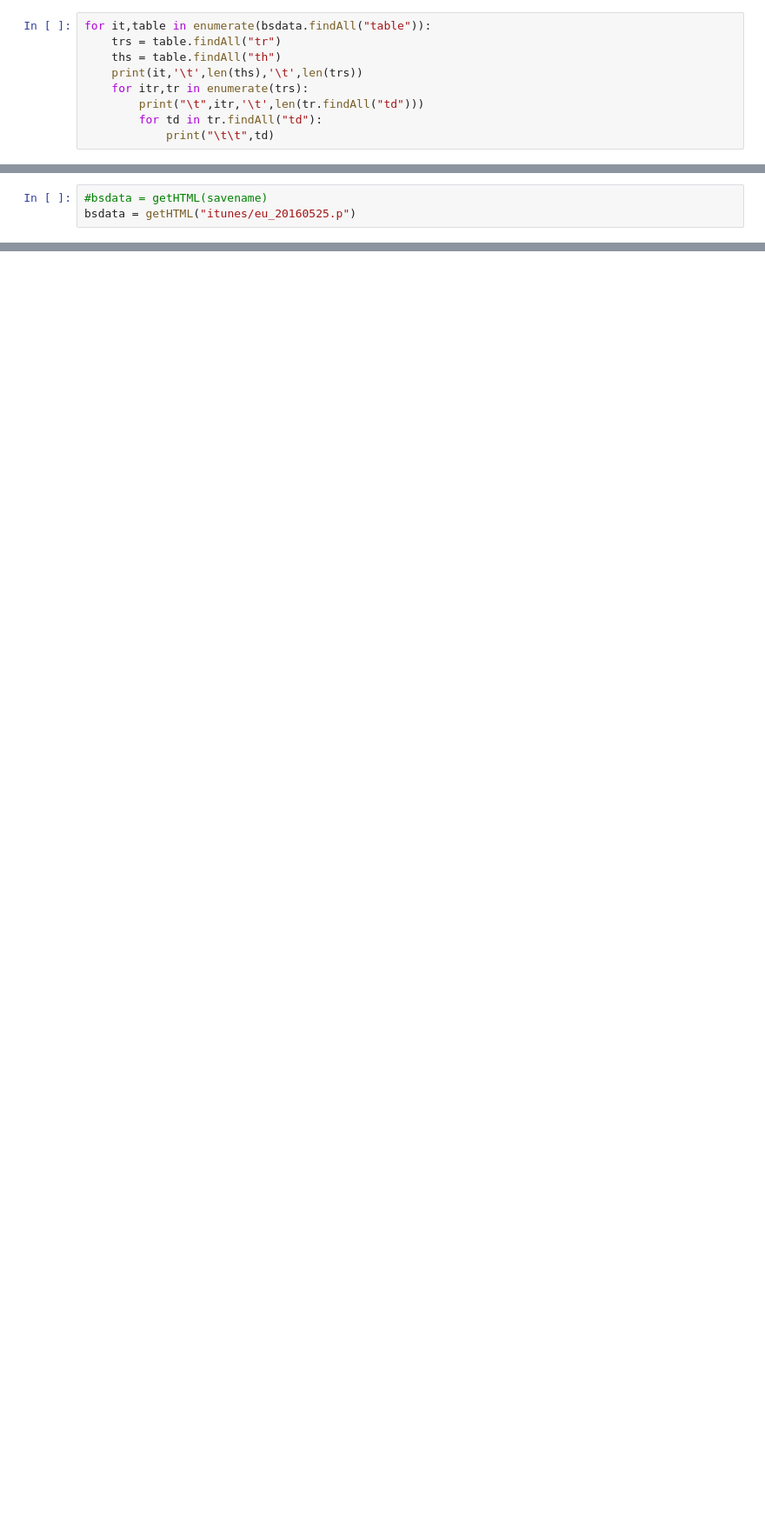
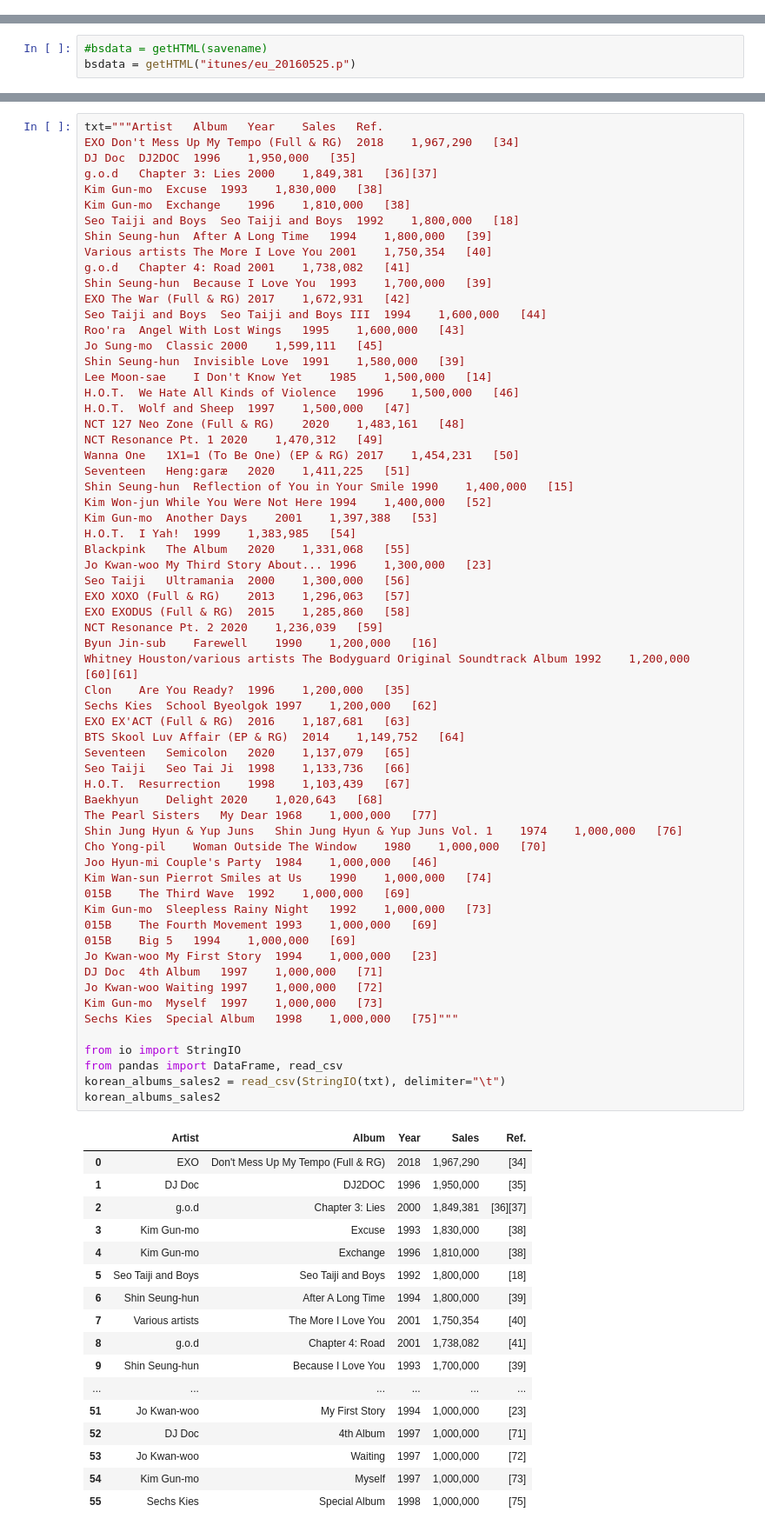
Before and after one commit to tgadf/charts, a Jupyter notebook: iTunes.ipynb, the cells around one changed output, grey strips where cells are left out. Shown at 87% size. Drawn from its saved outputs; the diff is of its cells as text; blank space fills up the shorter version.

```diff
--- a/iTunes.ipynb
+++ b/iTunes.ipynb
@@ -450,9 +249,0 @@ data["TitleAlbum"][0]
-# %%
-for it,table in enumerate(bsdata.findAll("table")):
-    trs = table.findAll("tr")
-    ths = table.findAll("th")
-    print(it,'\t',len(ths),'\t',len(trs))
-    for itr,tr in enumerate(trs):
-        print("\t",itr,'\t',len(tr.findAll("td")))
-        for td in tr.findAll("td"):
-            print("\t\t",td)
@@ -488,0 +895,81 @@ chartData
+# %%
+txt="""Artist	Album	Year	Sales	Ref.
+EXO	Don't Mess Up My Tempo (Full & RG)	2018	1,967,290	[34]
+DJ Doc	DJ2DOC	1996	1,950,000	[35]
+g.o.d	Chapter 3: Lies	2000	1,849,381	[36][37]
+Kim Gun-mo	Excuse	1993	1,830,000	[38]
+Kim Gun-mo	Exchange	1996	1,810,000	[38]
+Seo Taiji and Boys	Seo Taiji and Boys	1992	1,800,000	[18]
+Shin Seung-hun	After A Long Time	1994	1,800,000	[39]
+Various artists	The More I Love You	2001	1,750,354	[40]
+g.o.d	Chapter 4: Road	2001	1,738,082	[41]
+Shin Seung-hun	Because I Love You	1993	1,700,000	[39]
+EXO	The War (Full & RG)	2017	1,672,931	[42]
+Seo Taiji and Boys	Seo Taiji and Boys III	1994	1,600,000	[44]
+Roo'ra	Angel With Lost Wings	1995	1,600,000	[43]
+Jo Sung-mo	Classic	2000	1,599,111	[45]
+Shin Seung-hun	Invisible Love	1991	1,580,000	[39]
+Lee Moon-sae	I Don't Know Yet	1985	1,500,000	[14]
+H.O.T.	We Hate All Kinds of Violence	1996	1,500,000	[46]
+H.O.T.	Wolf and Sheep	1997	1,500,000	[47]
+NCT 127	Neo Zone (Full & RG)	2020	1,483,161	[48]
+NCT	Resonance Pt. 1	2020	1,470,312	[49]
+Wanna One	1X1=1 (To Be One) (EP & RG)	2017	1,454,231	[50]
+Seventeen	Heng:garæ	2020	1,411,225	[51]
+Shin Seung-hun	Reflection of You in Your Smile	1990	1,400,000	[15]
+Kim Won-jun	While You Were Not Here	1994	1,400,000	[52]
+Kim Gun-mo	Another Days	2001	1,397,388	[53]
+H.O.T.	I Yah!	1999	1,383,985	[54]
+Blackpink	The Album	2020	1,331,068	[55]
+Jo Kwan-woo	My Third Story About...	1996	1,300,000	[23]
+Seo Taiji	Ultramania	2000	1,300,000	[56]
+EXO	XOXO (Full & RG)	2013	1,296,063	[57]
+EXO	EXODUS (Full & RG)	2015	1,285,860	[58]
+NCT	Resonance Pt. 2	2020	1,236,039	[59]
+Byun Jin-sub	Farewell	1990	1,200,000	[16]
+Whitney Houston/various artists	The Bodyguard Original Soundtrack Album	1992	1,200,000	[60][61]
+Clon	Are You Ready?	1996	1,200,000	[35]
+Sechs Kies	School Byeolgok	1997	1,200,000	[62]
+EXO	EX'ACT (Full & RG)	2016	1,187,681	[63]
+BTS	Skool Luv Affair (EP & RG)	2014	1,149,752	[64]
+Seventeen	Semicolon	2020	1,137,079	[65]
+Seo Taiji	Seo Tai Ji	1998	1,133,736	[66]
+H.O.T.	Resurrection	1998	1,103,439	[67]
+Baekhyun	Delight	2020	1,020,643	[68]
+The Pearl Sisters	My Dear	1968	1,000,000	[77]
+Shin Jung Hyun & Yup Juns	Shin Jung Hyun & Yup Juns Vol. 1	1974	1,000,000	[76]
+Cho Yong-pil	Woman Outside The Window	1980	1,000,000	[70]
+Joo Hyun-mi	Couple's Party	1984	1,000,000	[46]
+Kim Wan-sun	Pierrot Smiles at Us	1990	1,000,000	[74]
+015B	The Third Wave	1992	1,000,000	[69]
+Kim Gun-mo	Sleepless Rainy Night	1992	1,000,000	[73]
+015B	The Fourth Movement	1993	1,000,000	[69]
+015B	Big 5	1994	1,000,000	[69]
+Jo Kwan-woo	My First Story	1994	1,000,000	[23]
+DJ Doc	4th Album	1997	1,000,000	[71]
+Jo Kwan-woo	Waiting	1997	1,000,000	[72]
+Kim Gun-mo	Myself	1997	1,000,000	[73]
+Sechs Kies	Special Album	1998	1,000,000	[75]"""
+
+from io import StringIO
+from pandas import DataFrame, read_csv
+korean_albums_sales2 = read_csv(StringIO(txt), delimiter="\t")
+korean_albums_sales2
+# %% [output]
+|  | Artist | Album | Year | Sales | Ref. |
+| 0 | EXO | Don't Mess Up My Tempo (Full & RG) | 2018 | 1,967,290 | [34] |
+| 1 | DJ Doc | DJ2DOC | 1996 | 1,950,000 | [35] |
+| 2 | g.o.d | Chapter 3: Lies | 2000 | 1,849,381 | [36][37] |
+| 3 | Kim Gun-mo | Excuse | 1993 | 1,830,000 | [38] |
+| 4 | Kim Gun-mo | Exchange | 1996 | 1,810,000 | [38] |
+| 5 | Seo Taiji and Boys | Seo Taiji and Boys | 1992 | 1,800,000 | [18] |
+| 6 | Shin Seung-hun | After A Long Time | 1994 | 1,800,000 | [39] |
+| 7 | Various artists | The More I Love You | 2001 | 1,750,354 | [40] |
+| 8 | g.o.d | Chapter 4: Road | 2001 | 1,738,082 | [41] |
+| 9 | Shin Seung-hun | Because I Love You | 1993 | 1,700,000 | [39] |
+| ... | ... | ... | ... | ... | ... |
+| 51 | Jo Kwan-woo | My First Story | 1994 | 1,000,000 | [23] |
+| 52 | DJ Doc | 4th Album | 1997 | 1,000,000 | [71] |
+| 53 | Jo Kwan-woo | Waiting | 1997 | 1,000,000 | [72] |
+| 54 | Kim Gun-mo | Myself | 1997 | 1,000,000 | [73] |
+| 55 | Sechs Kies | Special Album | 1998 | 1,000,000 | [75] |
```
Also changed, not shown: parts of 61 cells of this notebook, 7 other files.
